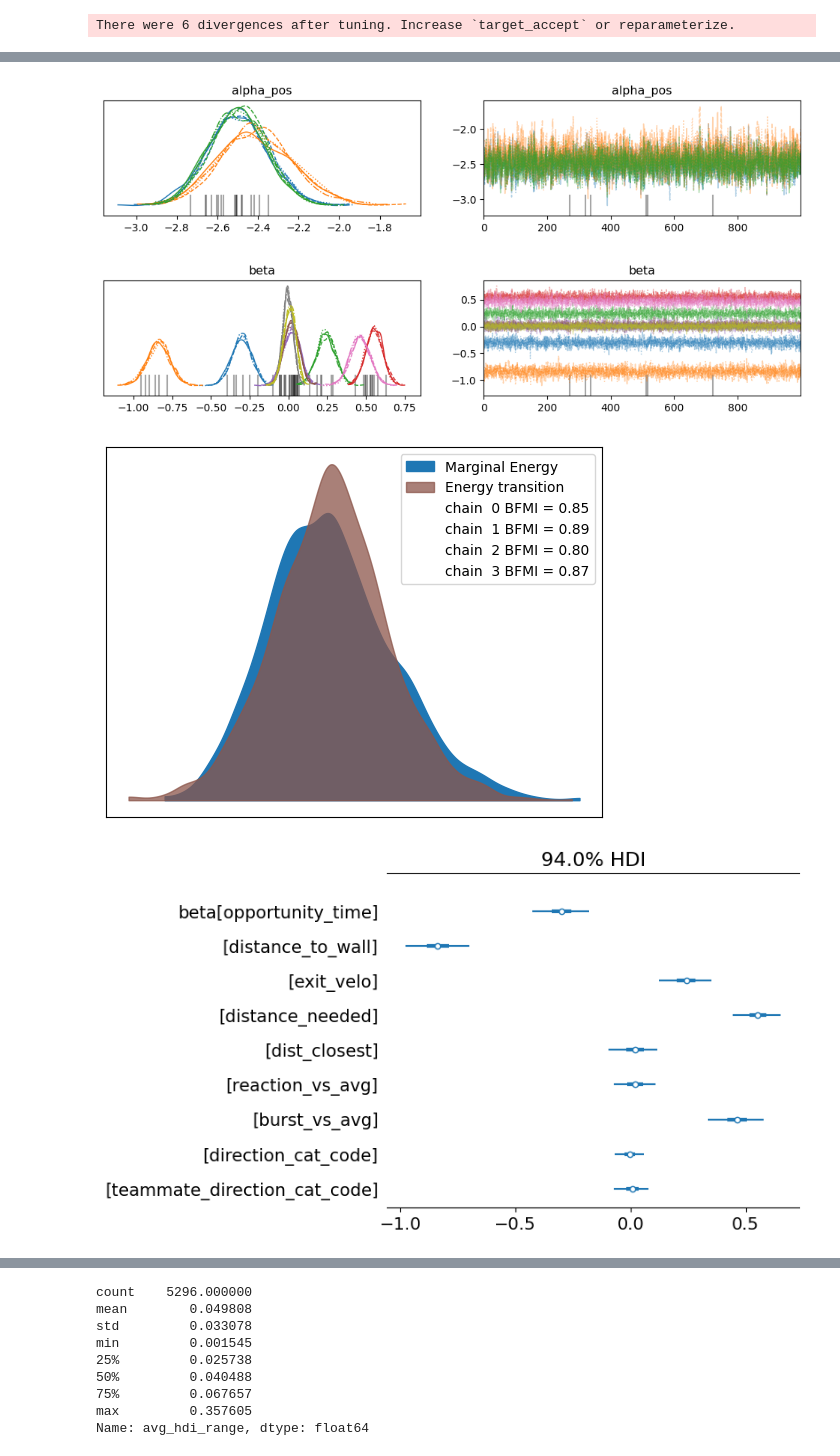
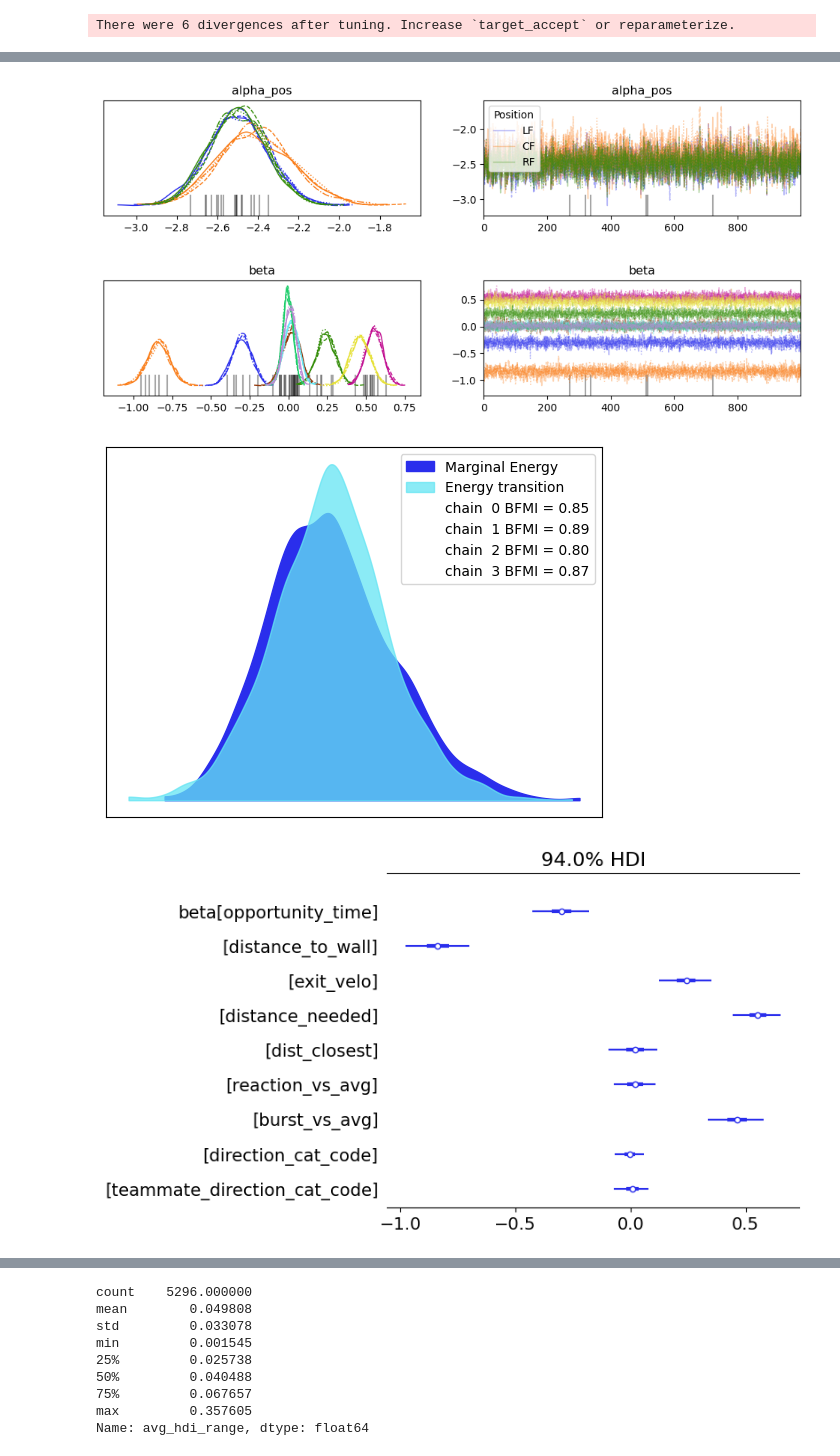
Before and after one commit to d2osborn/SMTChallenge2025, a Jupyter notebook: Team 15-analysis.ipynb, the cells around one changed output, grey strips where cells are left out. Drawn from its saved outputs; the diff is of its cells as text; code cells hidden in the pictures.

```diff
--- a/Team 15-analysis.ipynb
+++ b/Team 15-analysis.ipynb
@@ -12,12 +12,14 @@ import math
 import great_tables as gt
 
 from sklearn.preprocessing import StandardScaler, LabelEncoder
+from matplotlib.ticker import FuncFormatter
 scaler = StandardScaler()
+from scipy.special import expit, logit
 
 import arviz as az
 RANDOM_SEED = 42
 rng = np.random.default_rng(RANDOM_SEED)
-az.style.use("default")
+az.style.use("arviz-colors")
 
 import pytensor.tensor as pt
 import pymc as pm
@@ -1714,10 +1835,24 @@ with non_centered_pos_avg_model:
 There were 6 divergences after tuning. Increase `target_accept` or reparameterize.
 # %%
 az.summary(non_centered_pos_avg_trace, var_names=['~p', '~logit_p'], round_to=2)
-az.plot_trace(non_centered_pos_avg_trace, var_names=['alpha_pos'])
+
+axes = az.plot_trace(non_centered_pos_avg_trace, var_names=['alpha_pos'])
+posterior_ax = axes[0, 1]
+pos_labels = ['LF' if i == 7 else 'CF' if i == 8 else 'RF' for i in new_coords['pos']]
+lines = posterior_ax.lines
+n_chains = non_centered_pos_avg_trace.posterior.chain.size
+lines_to_label = lines[:len(pos_labels) * n_chains][::n_chains]
+for i, j in zip(lines_to_label, pos_labels):
+    i.set_label(j)
+posterior_ax.legend(title="Position", loc='upper left')
+
 az.plot_trace(non_centered_pos_avg_trace, var_names=['beta'])
 az.plot_energy(non_centered_pos_avg_trace)
 az.summary(non_centered_pos_avg_trace, var_names=['beta'], round_to=3)
 az.plot_forest(non_centered_pos_avg_trace, var_names=["beta"], combined=True, hdi_prob=0.94)
 az.summary(non_centered_pos_avg_trace, var_names=['alpha_pos']).sort_values(by='mean', ascending=False)
+
+with non_centered_pos_avg_model:
+    pm.compute_log_likelihood(non_centered_pos_avg_trace)
+az.loo(non_centered_pos_avg_trace, non_centered_pos_avg_model)
 # %% [output]
@@ -1728,4 +1873,4 @@ az.summary(non_centered_pos_avg_trace, var_names=['alpha_pos']).sort_values(by='
-[figure, old version]
+[figure, new version]
-[figure, old version]
+[figure, new version]
-[figure, old version]
+[figure, new version]
-[figure, old version]
+[figure, new version]
```
Also changed, not shown: parts of 37 cells of this notebook, 4 other files.
